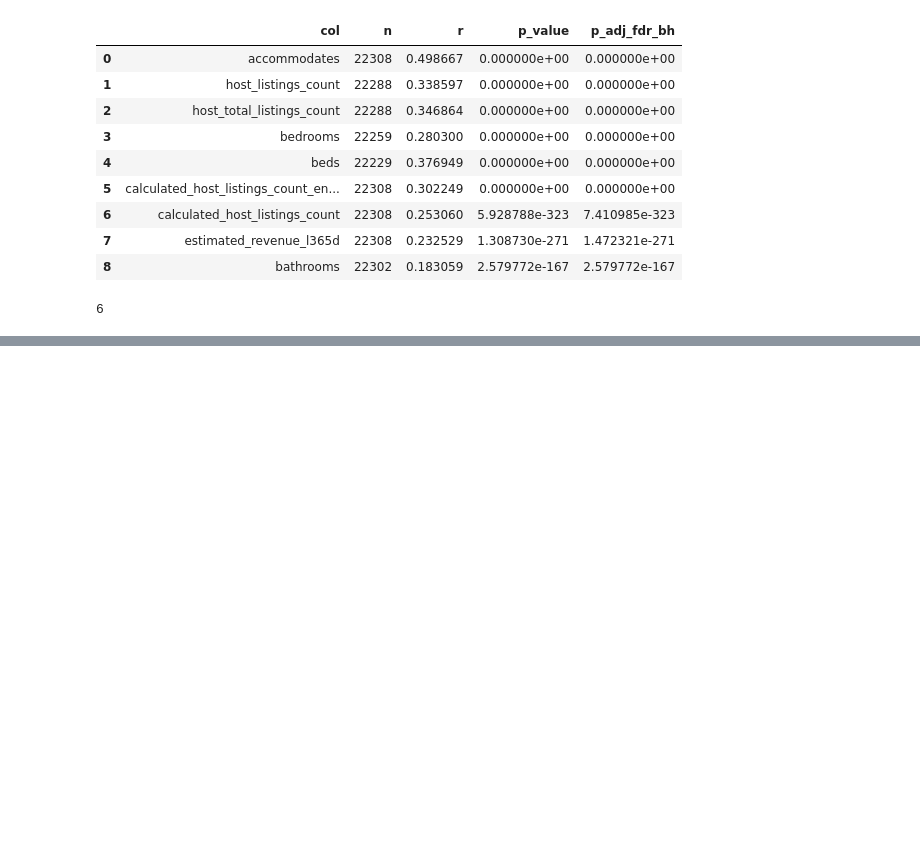
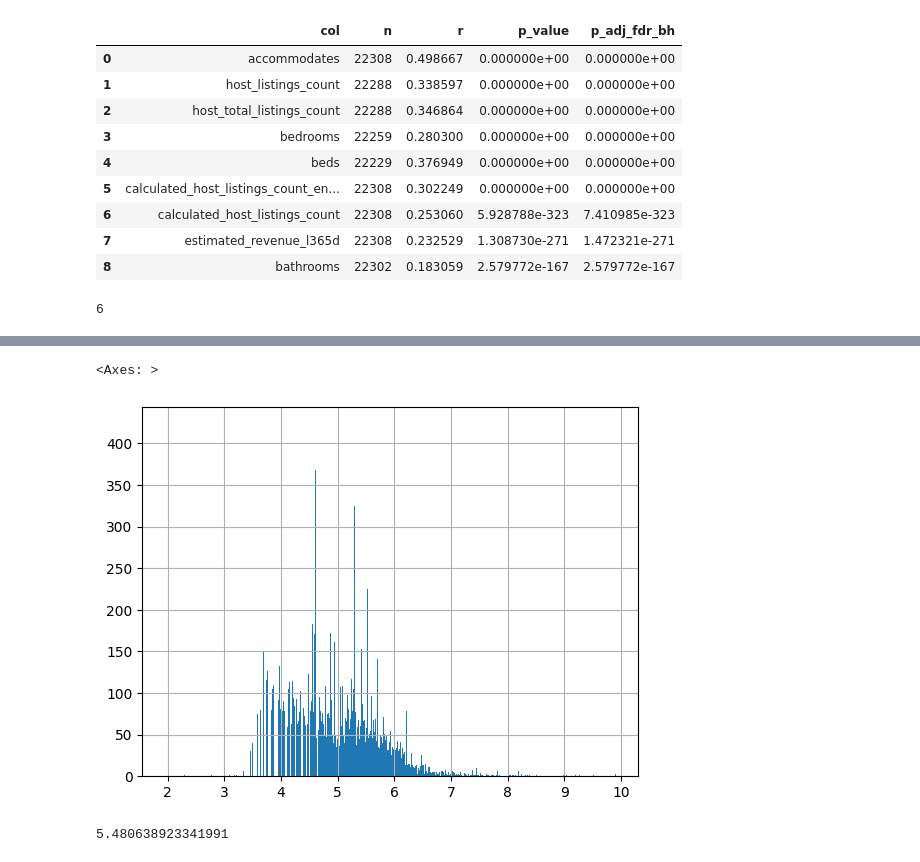
Before and after one commit to Be4hape/10th, a Jupyter notebook: standard/LinearBNB/test2.ipynb, the cells around one changed output, grey strips where cells are left out. Drawn from its saved outputs; the diff is of its cells as text; code cells hidden in the pictures; blank space fills up the shorter version.

```diff
--- a/standard/LinearBNB/test2.ipynb
+++ b/standard/LinearBNB/test2.ipynb
@@ -173,3 +194,6 @@ res
 df['bathrooms'].isnull().sum()
 # %% [output]
 6
+# %%
+df['bathrooms'] = df['bathrooms'].round()
+df.corr()['bathrooms']
@@ -175,0 +600,13 @@ df['bathrooms'].isnull().sum()
+# %%
+from sklearn.tree import DecisionTreeClassifier
+from sklearn.ensemble import RandomForestClassifier
+from sklearn.metrics import classification_report, confusion_matrix
+
+df['price1'].hist(bins = 1000) #y축은 count, x축은 로그화된 price
+# %% [output]
+<Axes: >
+[figure, added]
+# %%
+df['price1'].quantile(0.75) #상위 25% 숙소 가격 그룹 > 원핫 + 라벨 인코딩을 섞어서 쓰기 위해, 범주를 나눈다.
+# %% [output]
+5.480638923341991
```
Also changed, not shown: parts of 19 cells of this notebook.
